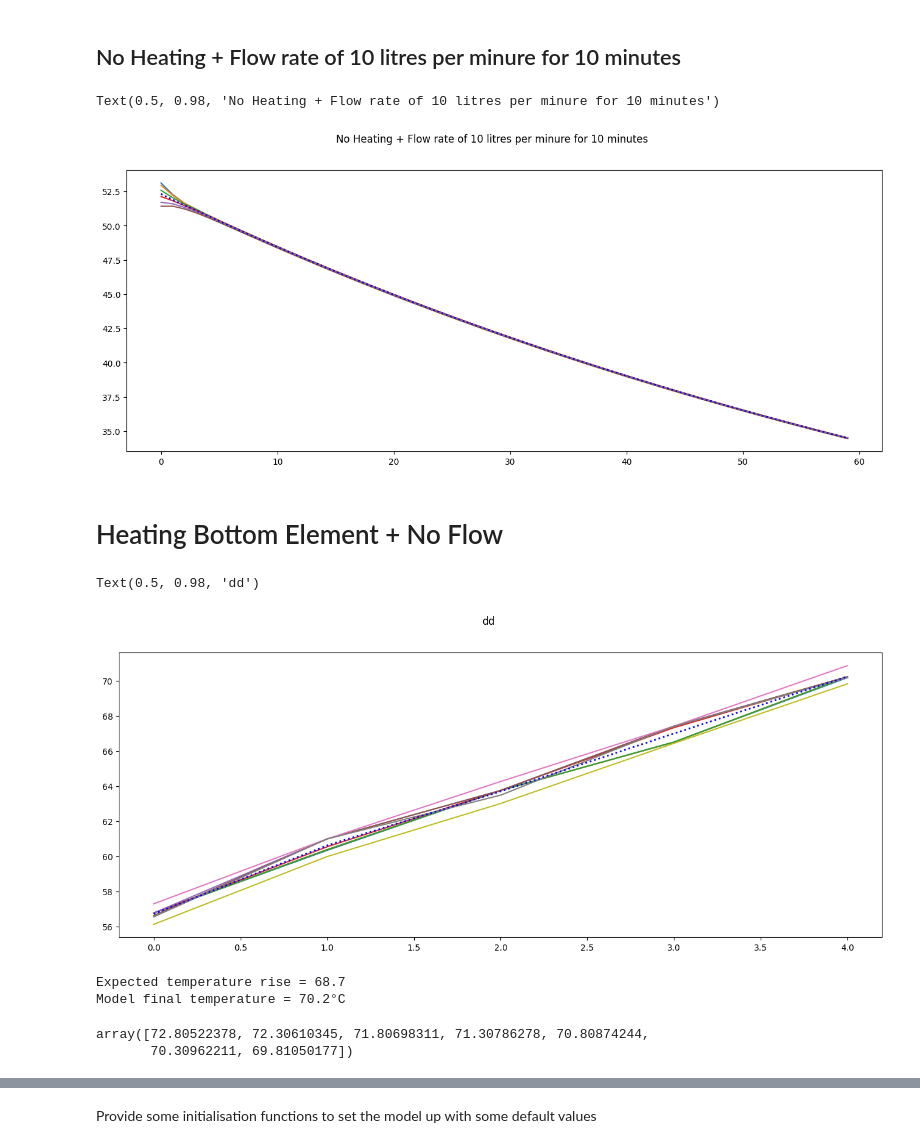
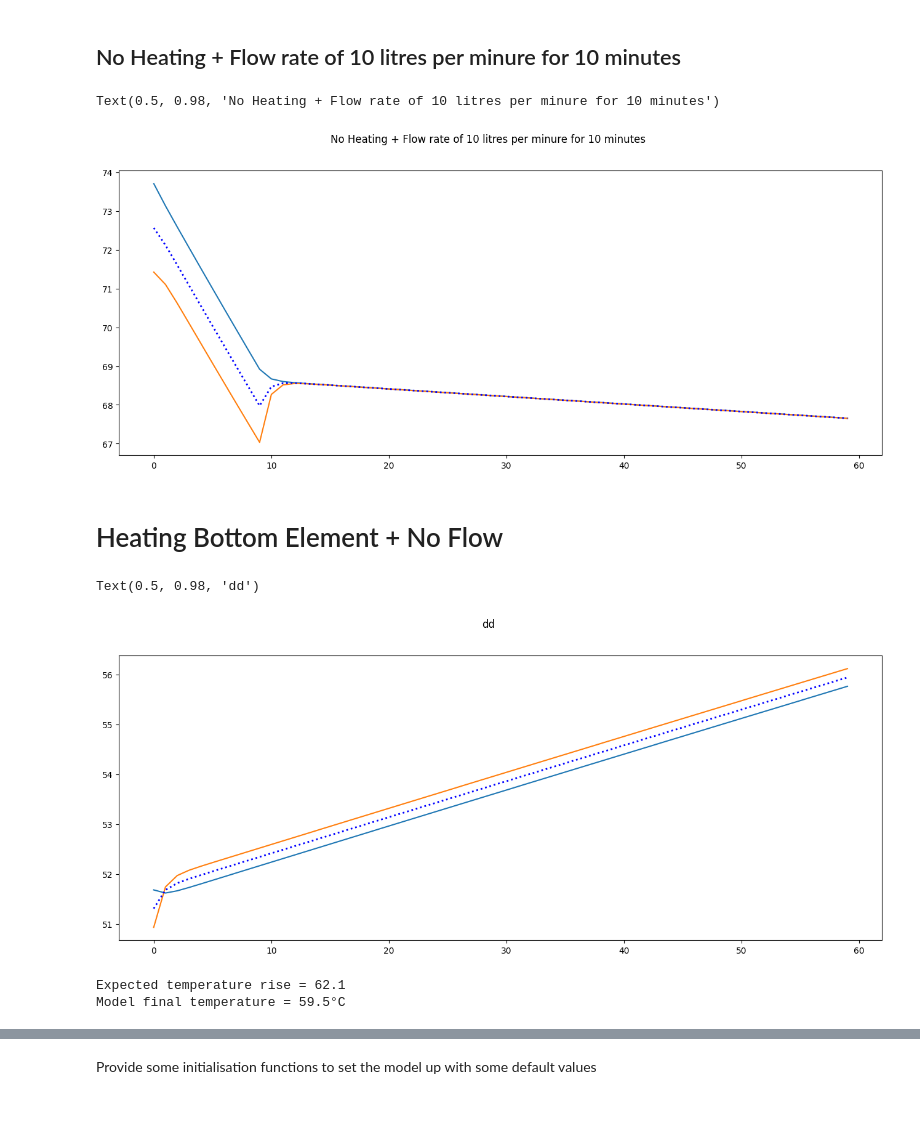
Before and after one commit to CJP123/cylinder, a Jupyter notebook: nbs/20_hwc_2node copy.ipynb, the cells around one changed output, grey strips where cells are left out. Drawn from its saved outputs; the diff is of its cells as text; code cells hidden in the pictures; blank space fills up the shorter version.

```diff
--- a/nbs/20_hwc_2node copy.ipynb
+++ b/nbs/20_hwc_2node copy.ipynb
@@ -74,7 +74,7 @@ class HWC():
     super(HWC, self).__init__()
     self.U = U/60     # 0.5-0.8 kJ/min m2K typical heat transfer losses to ambient  [0.5 kJ/min m2K Jack Paper] kW/m2K
     self.split = np.array([.7,.3])
-    self.Cp = 4.184 #kJ/kgK
+    self.Cv = 4.184 #kJ/kgK
     self.ρ = 1000 #kg/m3
     self.T_ambient = 15 #  Air temperature that the cylinder located in °C
     self.T_cold = 15 # Make up water temperature °C
@@ -103,7 +103,7 @@ class HWC():
   def h(self): return self.split * self.height # kg
 
   @property
-  def heat_capacity(self): return self.Cp * self.ρ * self.volume # kJ/K
+  def heat_capacity(self): return self.Cv * self.ρ * self.volume # kJ/K
 
   @property
   def A(self): return np.pi * self.radius**2 # m2
@@ -123,10 +123,10 @@ class HWC():
   def nj(self): return self.heat_capacity / self.nodes
 
   @property
-  def k(self): return 1
+  def k(self): return 50
 
   @property
-  def s1(self): return .92
+  def s1(self): return 1
 
   # @property
   # def Δ(self):  return self.delta                                        # internal heat transfer scaling parameter
@@ -264,7 +266,7 @@ Model temperature change = 166.9°C
 # %%
 temp = []
 for i in range(10):
-    env = HWC(T_set=75, element=3, delta=5000)
+    env = HWC(T_set=75, element=3)
     temp.append(env.temperatures)
     assert env.temperatures[0]<= 75.5
 fig, ax = plt.subplots(figsize=(16,6))
@@ -281,7 +285,7 @@ assert env.x_section_area == np.pi/4
 # %% [markdown]
 ## Passive Losses - No Heating + No Flow
 # %%
-env = HWC(T_set=55, element=3, delta=100000, nodes=10)
+env = HWC(T_set=55, element=3)
 temp = []
 minutes = 60
 for i in range(minutes):
@@ -314,13 +318,13 @@ The standing heat loss for a tank should be in the order of 1.7 kWh / day for a
 # %% [markdown]
 ## No Heating + Flow rate of 10 litres per minure for 10 minutes
 # %%
-env = HWC(T_set=55, element=3, delta=10000, nodes=6)
-shower = 100 # 10 litres per minute
+env = HWC(T_set=75, element=3)
+flow = 10/60/1000 # 10 litres per minute
 temp = []
 minutes = 60
-for i in range(minutes):
+for minute in range(minutes):
     action = 0 #np.random.randint(0,2)
-    env._update_model(action = action , flow = shower if minutes < 10 else 0, timestep_sec=60)
+    env._update_model(action = action , flow = shower if minute < 10 else 0, timestep_sec=60)
     temp.append(env.temperatures)
 
 fig, ax = plt.subplots(figsize=(16,6))
@@ -330,37 +334,37 @@ ax.plot(np.vstack(temp).mean(axis=1), lw=2, ls=':', c='blue')
 fig.suptitle('No Heating + Flow rate of 10 litres per minure for 10 minutes')
 # %% [output]
 Text(0.5, 0.98, 'No Heating + Flow rate of 10 litres per minure for 10 minutes')
-[figure, old version]
+[figure, new version]
 # %% [markdown]
 # Heating Bottom Element + No Flow
 # %%
-env = HWC(T_set=55, element=3, delta=10000, nodes=9)
+env = HWC(T_set=55, element=3)
 temp = []
-minutes = 5
+minutes = 60
 for i in range(minutes):
     env._update_model(action = 1, flow = 0, timestep_sec=60)
     temp.append(env.temperatures)
 
 fig, ax = plt.subplots(figsize=(16,6))
 ax.plot(np.vstack(temp))
 ax.plot(np.vstack(temp).mean(axis=1), lw=2, ls=':', c='blue')
 
 fig.suptitle('dd')
 # %% [output]
 Text(0.5, 0.98, 'dd')
-[figure, old version]
+[figure, new version]
 # %%
-expected_temp_rise = 3 / (env.volume * env.ρ * env.Cp) * 60 *60
+expected_temp_rise = 3 / (env.volume * env.ρ * env.Cv) * 60 *60
 # In 1 hour
-Tfinal = 3600 * env.element / (env.volume * env.ρ * env.Cp) + temp[0].mean()
+Tfinal = 3600 * env.element / (env.volume * env.ρ * env.Cv) + temp[0].mean()
 
 
 wall_losses =  env.surface_area * env.U * (np.vstack(temp).mean() - env.T_ambient) * 60/1000 # countinuous load in W x h
 print(f'Expected temperature rise = {Tfinal:.1f}')
 print(f'Model final temperature = {temp[-1].mean():.1f}°C')
 # %% [output]
-Expected temperature rise = 68.7
-Model final temperature = 70.2°C
+Expected temperature rise = 62.1
+Model final temperature = 59.5°C
 # %%
 # env = HWC(T_set=75, element=3, delta=100000,nodes=60)
 # temp = []
@@ -380,12 +384,6 @@ Model final temperature = 70.2°C
 # fig, ax = plt.subplots(figsize=(16,6))
 # ax.plot(np.vstack(temp))
 # fig.suptitle('dd')
-# %%
-env = HWC(T_set=75, element=3, delta=100000)
-env.temperatures
-# %% [output]
-array([72.80522378, 72.30610345, 71.80698311, 71.30786278, 70.80874244,
-       70.30962211, 69.81050177])
 # %%
 
 out = .05 / 2 / 30 / 60
```
Also changed, not shown: parts of 14 cells of this notebook, 5 other files.
